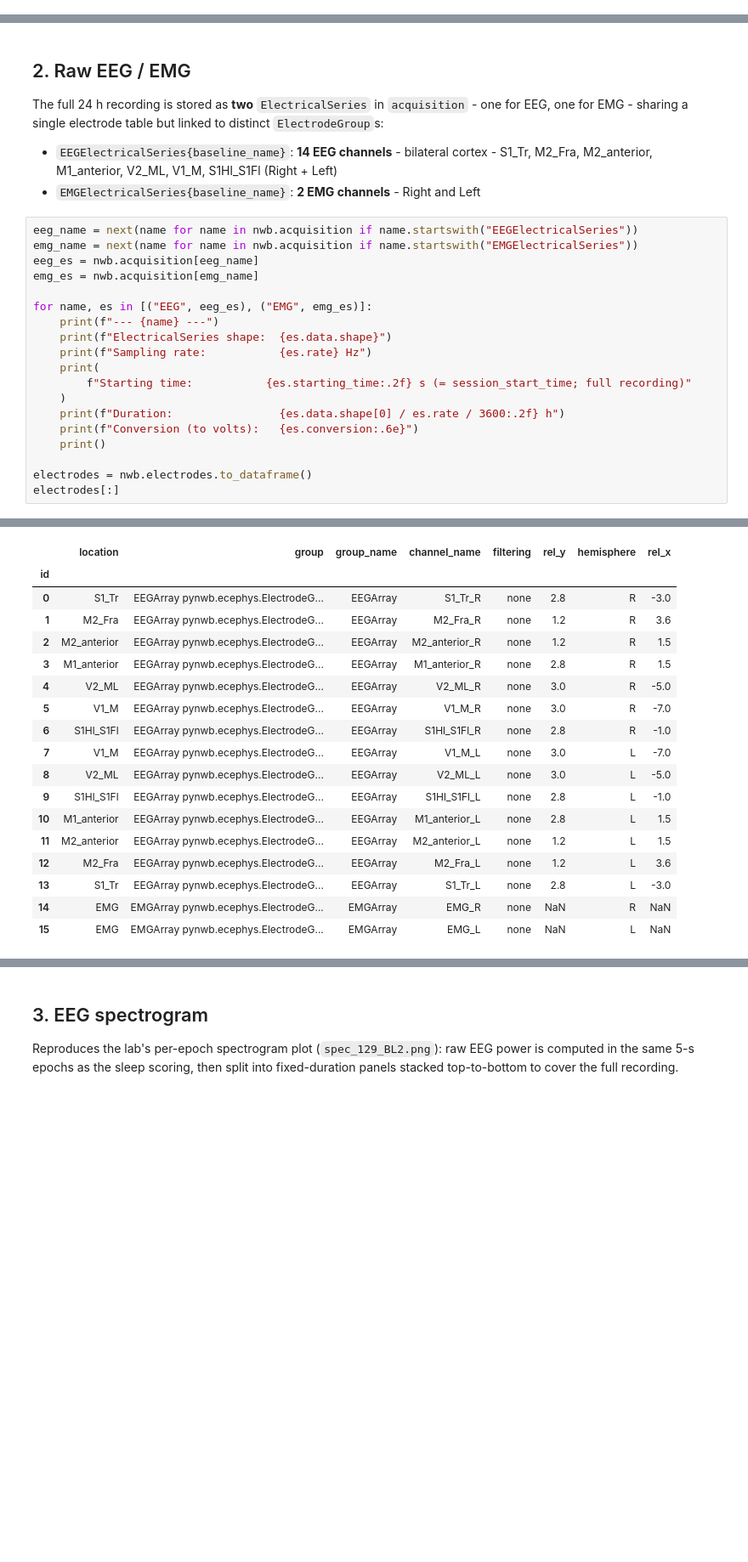
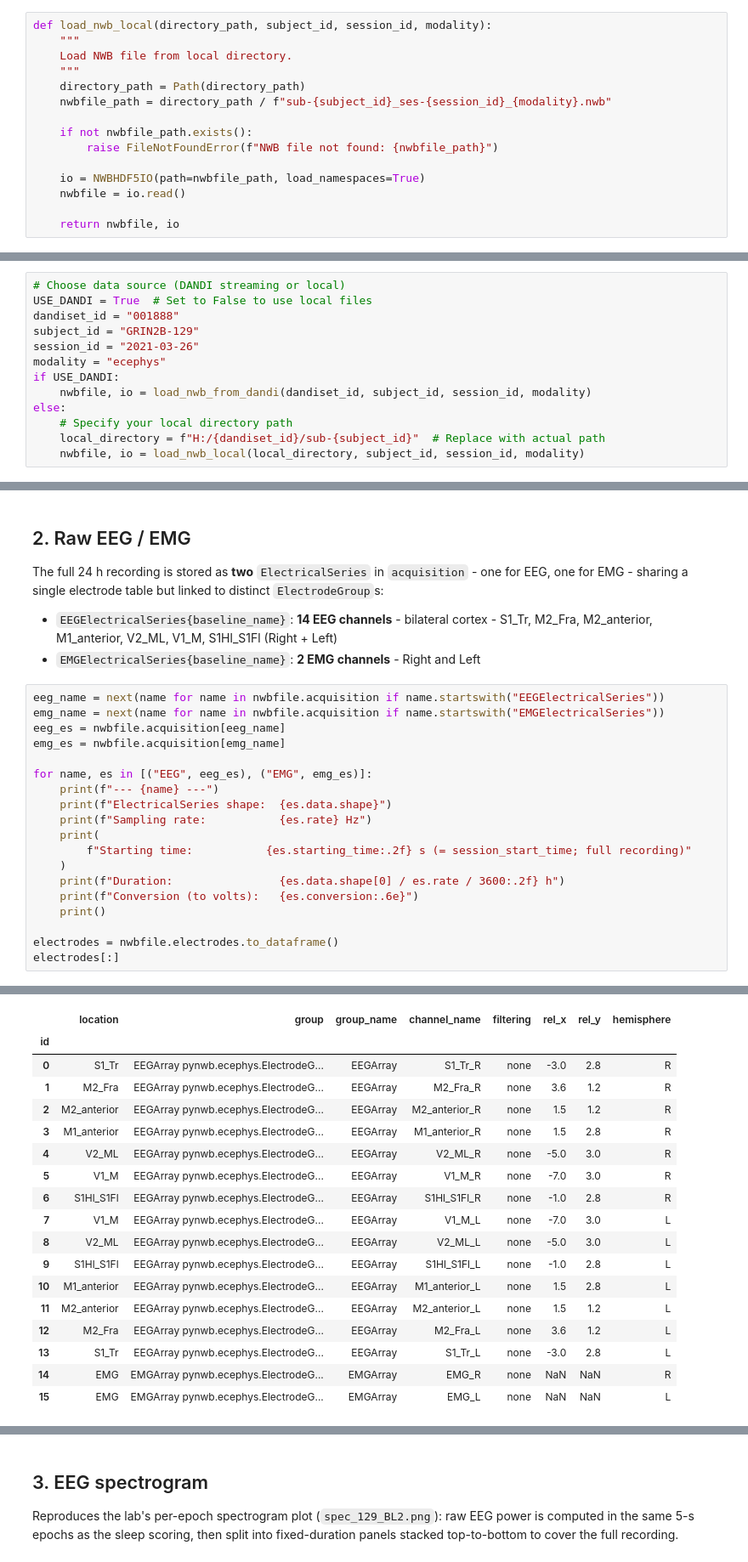
Before and after one commit to catalystneuro/gonzalez-sulser-lab-to-nwb, a Jupyter notebook: notebooks/dandi_001888_tutorial.ipynb, the cells around one changed output, grey strips where cells are left out. Shown at 85% size. Cells and saved outputs as stored; diff of their text form; blank space fills up the shorter version.

Commit message:
ad stream from dandi

```diff
--- a/notebooks/read_grin2b_line_tutorial.ipynb
+++ b/notebooks/dandi_001888_tutorial.ipynb
@@ -33,2 +97,17 @@ NWB_PATH = Path(
+# %%
+def load_nwb_local(directory_path, subject_id, session_id, modality):
+    """
+    Load NWB file from local directory.
+    """
+    directory_path = Path(directory_path)
+    nwbfile_path = directory_path / f"sub-{subject_id}_ses-{session_id}_{modality}.nwb"
+
+    if not nwbfile_path.exists():
+        raise FileNotFoundError(f"NWB file not found: {nwbfile_path}")
+
+    io = NWBHDF5IO(path=nwbfile_path, load_namespaces=True)
+    nwbfile = io.read()
+
+    return nwbfile, io
 # %% [markdown]
 ## 1. Load and inspect top-level metadata
@@ -35 +116,14 @@ NWB_PATH = Path(
+# %%
+# Choose data source (DANDI streaming or local)
+USE_DANDI = True  # Set to False to use local files
+dandiset_id = "001888"
+subject_id = "GRIN2B-129"
+session_id = "2021-03-26"
+modality = "ecephys"
+if USE_DANDI:
+    nwbfile, io = load_nwb_from_dandi(dandiset_id, subject_id, session_id, modality)
+else:
+    # Specify your local directory path
+    local_directory = f"H:/{dandiset_id}/sub-{subject_id}"  # Replace with actual path
+    nwbfile, io = load_nwb_local(local_directory, subject_id, session_id, modality)
 # %%
@@ -78,56 +176,56 @@ EEG, one for EMG - sharing a single electrode table but linked to distinct `Elec
 - `EEGElectricalSeries{baseline_name}`: **14 EEG channels** - bilateral cortex - S1_Tr, M2_Fra, M2_anterior, M1_anterior, V2_ML, V1_M, S1Hl_S1Fl (Right + Left)
 - `EMGElectricalSeries{baseline_name}`: **2 EMG channels** - Right and Left
 # %%
-eeg_name = next(name for name in nwb.acquisition if name.startswith("EEGElectricalSeries"))
-emg_name = next(name for name in nwb.acquisition if name.startswith("EMGElectricalSeries"))
-eeg_es = nwb.acquisition[eeg_name]
-emg_es = nwb.acquisition[emg_name]
+eeg_name = next(name for name in nwbfile.acquisition if name.startswith("EEGElectricalSeries"))
+emg_name = next(name for name in nwbfile.acquisition if name.startswith("EMGElectricalSeries"))
+eeg_es = nwbfile.acquisition[eeg_name]
+emg_es = nwbfile.acquisition[emg_name]
 
 for name, es in [("EEG", eeg_es), ("EMG", emg_es)]:
     print(f"--- {name} ---")
     print(f"ElectricalSeries shape:  {es.data.shape}")
     print(f"Sampling rate:           {es.rate} Hz")
     print(
         f"Starting time:           {es.starting_time:.2f} s (= session_start_time; full recording)"
     )
     print(f"Duration:                {es.data.shape[0] / es.rate / 3600:.2f} h")
     print(f"Conversion (to volts):   {es.conversion:.6e}")
     print()
 
-electrodes = nwb.electrodes.to_dataframe()
+electrodes = nwbfile.electrodes.to_dataframe()
 electrodes[:]
 # %% [output]
 --- EEG ---
 ElectricalSeries shape:  (69391534, 14)
 Sampling rate:           250.4 Hz
 Starting time:           0.00 s (= session_start_time; full recording)
 Duration:                76.98 h
 Conversion (to volts):   3.173828e-06
 
 --- EMG ---
 ElectricalSeries shape:  (69391534, 2)
 Sampling rate:           250.4 Hz
 Starting time:           0.00 s (= session_start_time; full recording)
 Duration:                76.98 h
 Conversion (to volts):   3.173828e-06
-|  | location | group | group_name | channel_name | filtering | rel_y | hemisphere | rel_x |
+|  | location | group | group_name | channel_name | filtering | rel_x | rel_y | hemisphere |
 | id |  |  |  |  |  |  |  |  |
-| 0 | S1_Tr | EEGArray pynwb.ecephys.ElectrodeG... | EEGArray | S1_Tr_R | none | 2.8 | R | -3.0 |
-| 1 | M2_Fra | EEGArray pynwb.ecephys.ElectrodeG... | EEGArray | M2_Fra_R | none | 1.2 | R | 3.6 |
-| 2 | M2_anterior | EEGArray pynwb.ecephys.ElectrodeG... | EEGArray | M2_anterior_R | none | 1.2 | R | 1.5 |
-| 3 | M1_anterior | EEGArray pynwb.ecephys.ElectrodeG... | EEGArray | M1_anterior_R | none | 2.8 | R | 1.5 |
-| 4 | V2_ML | EEGArray pynwb.ecephys.ElectrodeG... | EEGArray | V2_ML_R | none | 3.0 | R | -5.0 |
-| 5 | V1_M | EEGArray pynwb.ecephys.ElectrodeG... | EEGArray | V1_M_R | none | 3.0 | R | -7.0 |
-| 6 | S1Hl_S1Fl | EEGArray pynwb.ecephys.ElectrodeG... | EEGArray | S1Hl_S1Fl_R | none | 2.8 | R | -1.0 |
-| 7 | V1_M | EEGArray pynwb.ecephys.ElectrodeG... | EEGArray | V1_M_L | none | 3.0 | L | -7.0 |
-| 8 | V2_ML | EEGArray pynwb.ecephys.ElectrodeG... | EEGArray | V2_ML_L | none | 3.0 | L | -5.0 |
-| 9 | S1Hl_S1Fl | EEGArray pynwb.ecephys.ElectrodeG... | EEGArray | S1Hl_S1Fl_L | none | 2.8 | L | -1.0 |
-| 10 | M1_anterior | EEGArray pynwb.ecephys.ElectrodeG... | EEGArray | M1_anterior_L | none | 2.8 | L | 1.5 |
-| 11 | M2_anterior | EEGArray pynwb.ecephys.ElectrodeG... | EEGArray | M2_anterior_L | none | 1.2 | L | 1.5 |
-| 12 | M2_Fra | EEGArray pynwb.ecephys.ElectrodeG... | EEGArray | M2_Fra_L | none | 1.2 | L | 3.6 |
-| 13 | S1_Tr | EEGArray pynwb.ecephys.ElectrodeG... | EEGArray | S1_Tr_L | none | 2.8 | L | -3.0 |
-| 14 | EMG | EMGArray pynwb.ecephys.ElectrodeG... | EMGArray | EMG_R | none | NaN | R | NaN |
-| 15 | EMG | EMGArray pynwb.ecephys.ElectrodeG... | EMGArray | EMG_L | none | NaN | L | NaN |
+| 0 | S1_Tr | EEGArray pynwb.ecephys.ElectrodeG... | EEGArray | S1_Tr_R | none | -3.0 | 2.8 | R |
+| 1 | M2_Fra | EEGArray pynwb.ecephys.ElectrodeG... | EEGArray | M2_Fra_R | none | 3.6 | 1.2 | R |
+| 2 | M2_anterior | EEGArray pynwb.ecephys.ElectrodeG... | EEGArray | M2_anterior_R | none | 1.5 | 1.2 | R |
+| 3 | M1_anterior | EEGArray pynwb.ecephys.ElectrodeG... | EEGArray | M1_anterior_R | none | 1.5 | 2.8 | R |
+| 4 | V2_ML | EEGArray pynwb.ecephys.ElectrodeG... | EEGArray | V2_ML_R | none | -5.0 | 3.0 | R |
+| 5 | V1_M | EEGArray pynwb.ecephys.ElectrodeG... | EEGArray | V1_M_R | none | -7.0 | 3.0 | R |
+| 6 | S1Hl_S1Fl | EEGArray pynwb.ecephys.ElectrodeG... | EEGArray | S1Hl_S1Fl_R | none | -1.0 | 2.8 | R |
+| 7 | V1_M | EEGArray pynwb.ecephys.ElectrodeG... | EEGArray | V1_M_L | none | -7.0 | 3.0 | L |
+| 8 | V2_ML | EEGArray pynwb.ecephys.ElectrodeG... | EEGArray | V2_ML_L | none | -5.0 | 3.0 | L |
+| 9 | S1Hl_S1Fl | EEGArray pynwb.ecephys.ElectrodeG... | EEGArray | S1Hl_S1Fl_L | none | -1.0 | 2.8 | L |
+| 10 | M1_anterior | EEGArray pynwb.ecephys.ElectrodeG... | EEGArray | M1_anterior_L | none | 1.5 | 2.8 | L |
+| 11 | M2_anterior | EEGArray pynwb.ecephys.ElectrodeG... | EEGArray | M2_anterior_L | none | 1.5 | 1.2 | L |
+| 12 | M2_Fra | EEGArray pynwb.ecephys.ElectrodeG... | EEGArray | M2_Fra_L | none | 3.6 | 1.2 | L |
+| 13 | S1_Tr | EEGArray pynwb.ecephys.ElectrodeG... | EEGArray | S1_Tr_L | none | -3.0 | 2.8 | L |
+| 14 | EMG | EMGArray pynwb.ecephys.ElectrodeG... | EMGArray | EMG_R | none | NaN | NaN | R |
+| 15 | EMG | EMGArray pynwb.ecephys.ElectrodeG... | EMGArray | EMG_L | none | NaN | NaN | L |
 # %%
 fs = eeg_es.rate
 window_start_s = 15
```
Also changed, not shown: parts of 19 cells of this notebook.
